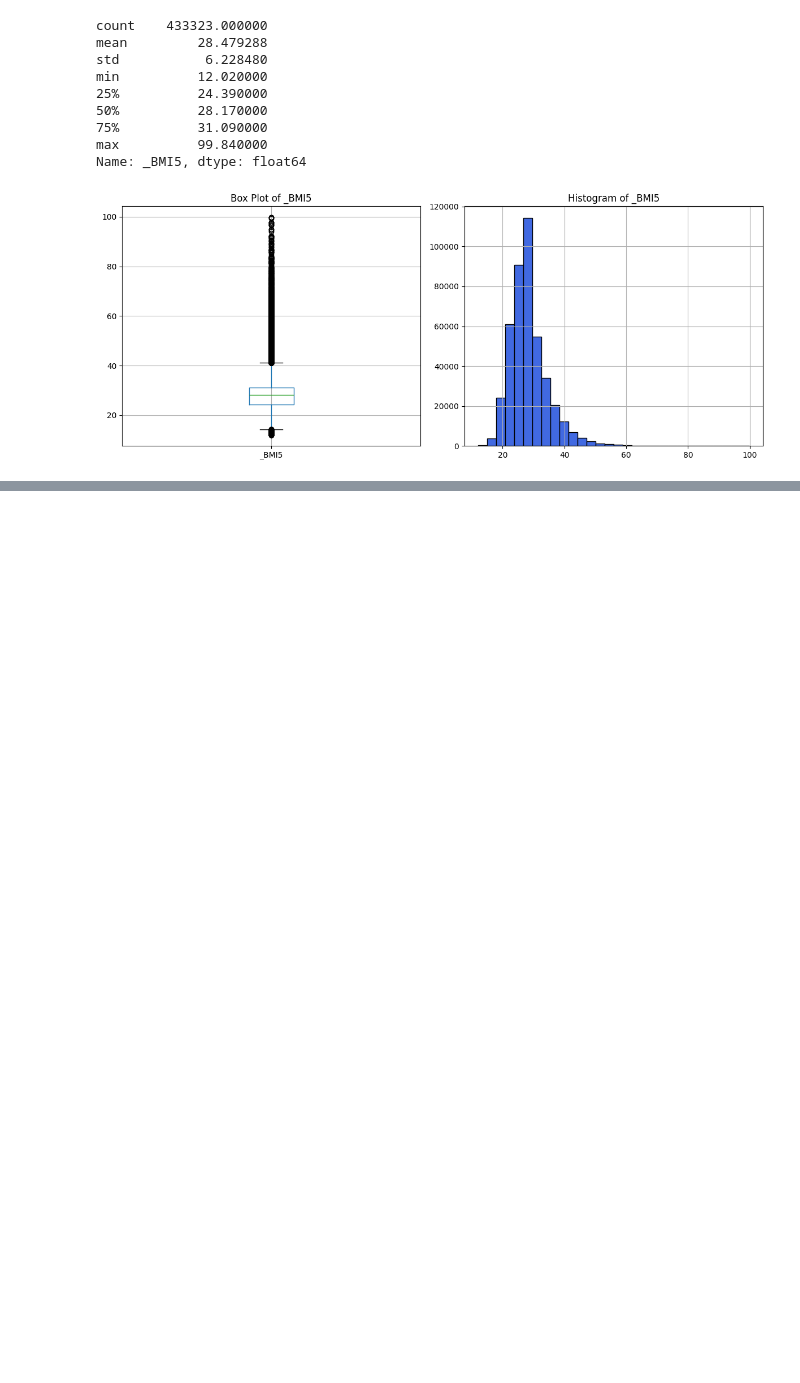
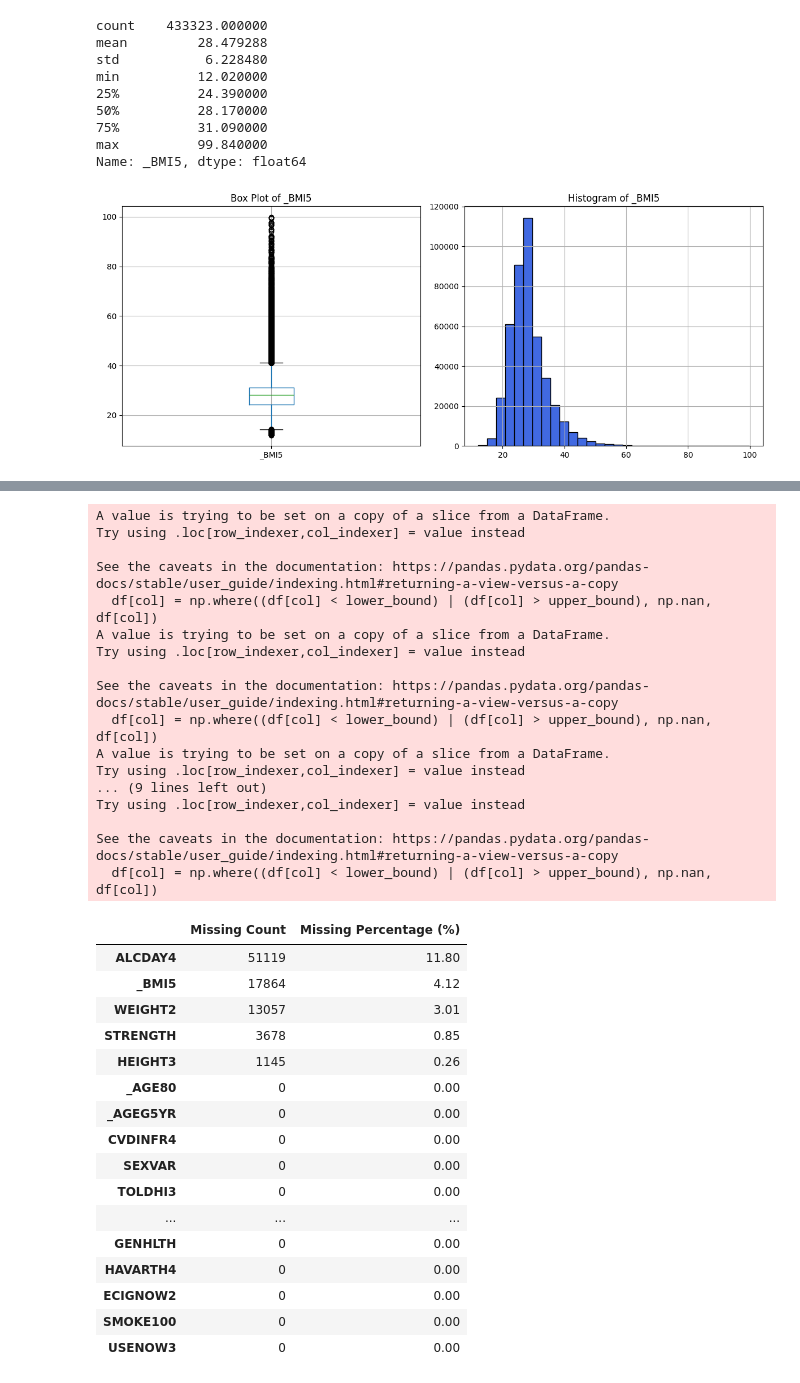
Before and after one commit to Huy1996/CMPE-257---Group-1, a Jupyter notebook: EDA.ipynb, the cells around one changed output, grey strips where cells are left out. Cells and saved outputs as stored; diff of their text form; code cells hidden in the pictures; blank space fills up the shorter version.

```diff
--- a/EDA.ipynb
+++ b/EDA.ipynb
@@ -667,0 +707,41 @@ plot(df_filtered, "_BMI5")
+# %%
+cols = ['_BMI5', 'WEIGHT2', 'HEIGHT3', 'ALCDAY4', 'STRENGTH']
+for col in cols:
+    convert_outlier_to_missing(df_filtered, col)
+
+missing_value_summary(df_filtered)
+# %% [output]
+A value is trying to be set on a copy of a slice from a DataFrame.
+Try using .loc[row_indexer,col_indexer] = value instead
+
+See the caveats in the documentation: https://pandas.pydata.org/pandas-docs/stable/user_guide/indexing.html#returning-a-view-versus-a-copy
+  df[col] = np.where((df[col] < lower_bound) | (df[col] > upper_bound), np.nan, df[col])
+A value is trying to be set on a copy of a slice from a DataFrame.
+Try using .loc[row_indexer,col_indexer] = value instead
+
+See the caveats in the documentation: https://pandas.pydata.org/pandas-docs/stable/user_guide/indexing.html#returning-a-view-versus-a-copy
+  df[col] = np.where((df[col] < lower_bound) | (df[col] > upper_bound), np.nan, df[col])
+A value is trying to be set on a copy of a slice from a DataFrame.
+Try using .loc[row_indexer,col_indexer] = value instead
+... (9 lines left out)
+Try using .loc[row_indexer,col_indexer] = value instead
+
+See the caveats in the documentation: https://pandas.pydata.org/pandas-docs/stable/user_guide/indexing.html#returning-a-view-versus-a-copy
+  df[col] = np.where((df[col] < lower_bound) | (df[col] > upper_bound), np.nan, df[col])
+|  | Missing Count | Missing Percentage (%) |
+| ALCDAY4 | 51119 | 11.80 |
+| _BMI5 | 17864 | 4.12 |
+| WEIGHT2 | 13057 | 3.01 |
+| STRENGTH | 3678 | 0.85 |
+| HEIGHT3 | 1145 | 0.26 |
+| _AGE80 | 0 | 0.00 |
+| _AGEG5YR | 0 | 0.00 |
+| CVDINFR4 | 0 | 0.00 |
+| SEXVAR | 0 | 0.00 |
+| TOLDHI3 | 0 | 0.00 |
+| ... | ... | ... |
+| GENHLTH | 0 | 0.00 |
+| HAVARTH4 | 0 | 0.00 |
+| ECIGNOW2 | 0 | 0.00 |
+| SMOKE100 | 0 | 0.00 |
+| USENOW3 | 0 | 0.00 |
```
Also changed, not shown: parts of 13 cells of this notebook.
